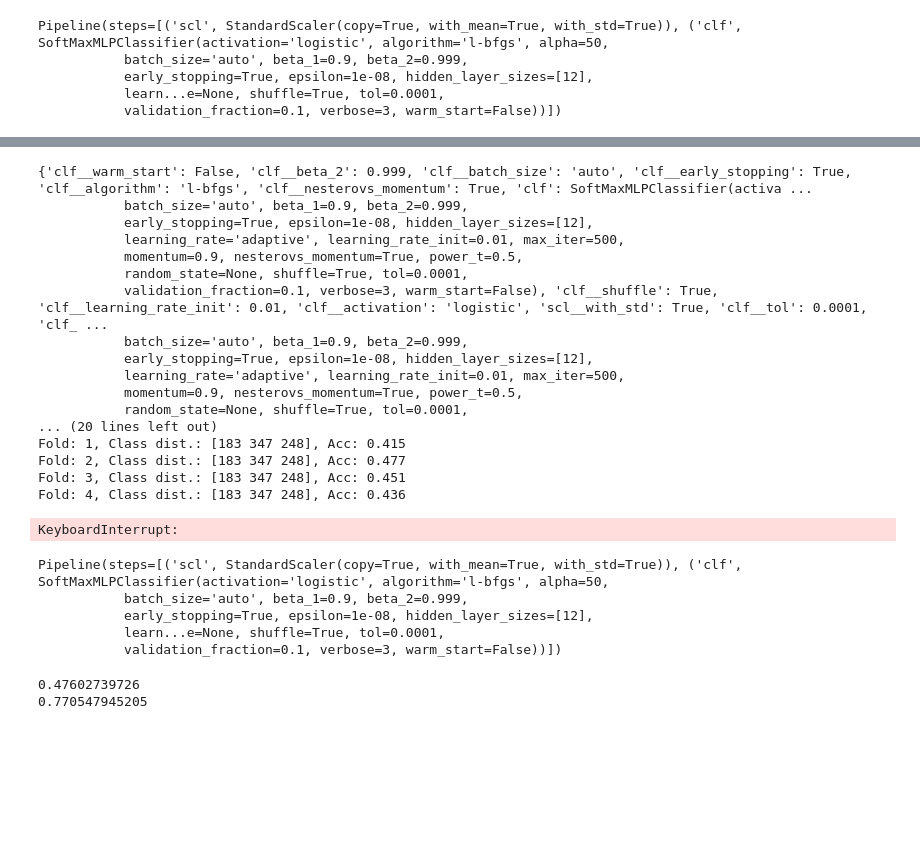
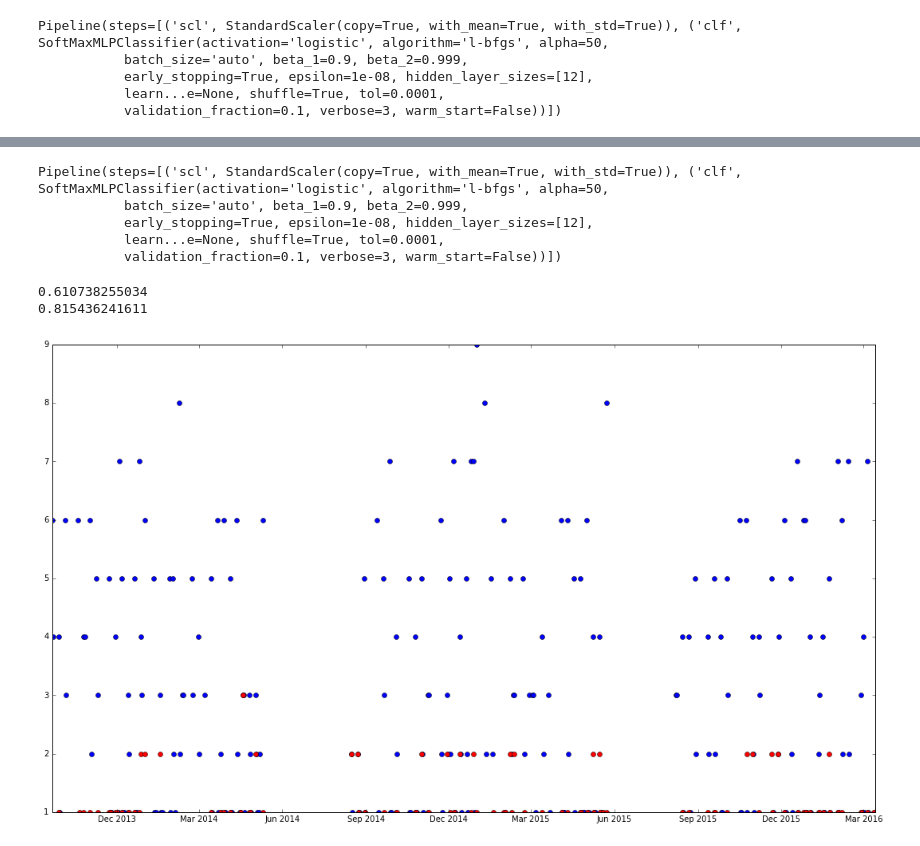
Before and after one commit to yat011/football_prediction, a Jupyter notebook: main-h4.ipynb, the cells around one changed output, grey strips where cells are left out. Cells and saved outputs as stored; diff of their text form; code cells hidden in the pictures; blank space fills up the shorter version.

Commit message:
future test

```diff
--- a/main-h4.ipynb
+++ b/main-h4.ipynb
@@ -362,3 +342,29 @@ h4:start format
+# %%
+%matplotlib qt
+def plotErrorDate(X_test, X_err, dateCol = 10):
+    X_test_date =np.sort(X_test[:,10])
+    X_date=[]
+    y_date=[]
+    for v in X_test_date:
+        date = datetime.datetime.fromtimestamp(v*24*60*60)
+        if len(X_date) ==0  or X_date[-1] != date:
+            X_date.append(date)
+            y_date.append(1)
+        else:
+            y_date[-1] = y_date[-1] +1
+    plt.plot_date(X_date,y_date,xdate=True)
+    X_err_d = np.sort(X_err[:,10])
+    X_err_date=[]
+    y_err_date = []
+    for v in X_err_d:
+        date = datetime.datetime.fromtimestamp(v*24*60*60)
+        if len(X_err_date) ==0  or X_err_date[-1] != date:
+            X_err_date.append(date)
+            y_err_date.append(1)
+        else:
+            y_err_date[-1] = y_err_date[-1] +1
+    plt.plot_date(X_err_date,y_err_date,xdate=True,color='red')
+    plt.show()
 # %%
 inData = c.readPredict("predict.csv")
 print(inData)
@@ -525,13 +451,13 @@ def crossValidate(mlp, X,y, fold = 10):
     return train_scores,scores, firstNScores
 # %%
+
 def lamda_test(mlp, X, y, lamdas):
 
     train_scores=[]
     test_scores=[]
     for lamda in lamdas:
         clf.set_params(alpha= lamda)
-        print(mlp.get_params())
-        train_s, test_s = crossValidate(mlp,X,y,fold=5)
+        train_s, test_s, firstNScores = crossValidate(mlp,X,y,fold=5)
         train_scores.append(train_s)
         test_scores.append(test_s)
         print("lamda: {}, train: {}, test: {}".format(lamda,
@@ -543,28 +469,9 @@ def lamda_test(mlp, X, y, lamdas):
     plotCurve(train_mean,train_std,test_mean,test_std,lamdas)
     return np.array(train_scores),np.array(test_scores)
 
-l_range = np.array(range(10,100,2))
+l_range = np.array(range(10,14,2))
 train_scores,test_scores = lamda_test(mlp,X,y,l_range)
 #50
-# %% [output]
-{'clf__warm_start': False, 'clf__beta_2': 0.999, 'clf__batch_size': 'auto', 'clf__early_stopping': True, 'clf__algorithm': 'l-bfgs', 'clf__nesterovs_momentum': True, 'clf': SoftMaxMLPClassifier(activa ...
-           batch_size='auto', beta_1=0.9, beta_2=0.999,
-           early_stopping=True, epsilon=1e-08, hidden_layer_sizes=[12],
-           learning_rate='adaptive', learning_rate_init=0.01, max_iter=500,
-           momentum=0.9, nesterovs_momentum=True, power_t=0.5,
-           random_state=None, shuffle=True, tol=0.0001,
-           validation_fraction=0.1, verbose=3, warm_start=False), 'clf__shuffle': True, 'clf__learning_rate_init': 0.01, 'clf__activation': 'logistic', 'scl__with_std': True, 'clf__tol': 0.0001, 'clf_ ...
-           batch_size='auto', beta_1=0.9, beta_2=0.999,
-           early_stopping=True, epsilon=1e-08, hidden_layer_sizes=[12],
-           learning_rate='adaptive', learning_rate_init=0.01, max_iter=500,
-           momentum=0.9, nesterovs_momentum=True, power_t=0.5,
-           random_state=None, shuffle=True, tol=0.0001,
-... (20 lines left out)
-Fold: 1, Class dist.: [183 347 248], Acc: 0.415
-Fold: 2, Class dist.: [183 347 248], Acc: 0.477
-Fold: 3, Class dist.: [183 347 248], Acc: 0.451
-Fold: 4, Class dist.: [183 347 248], Acc: 0.436
-KeyboardInterrupt:
 # %%
 import matplotlib.pyplot as plt
 train_mean = np.mean(train_scores, axis=1)
@@ -607,14 +515,18 @@ Pipeline(steps=[('scl', StandardScaler(copy=True, with_mean=True, with_std=True)
 # %%
 res = mlp.predict_proba(X_test)
 # %%
+fig = plt.gcf()
+fig.set_size_inches(18.5, 10.5)
 predicted = mlp.predict(X_test)
 print(mlp.score(X_test, y_test))
 proba = mlp.predict_proba(X_test)
-
 print(firstNScore(2,proba,y_test))
+error = X_test[np.argmax(predicted,axis=1) != np.argmax(y_test,axis=1)]
+plotErrorDate(oneHotDecode(c,X_train),oneHotDecode(c,error))
 # %% [output]
-0.47602739726
-0.770547945205
+0.610738255034
+0.815436241611
+[figure, added]
 # %%
 likehoodScore(res,y_test)
 # %%
```
Also changed, not shown: parts of 16 cells of this notebook, 1 other file.
